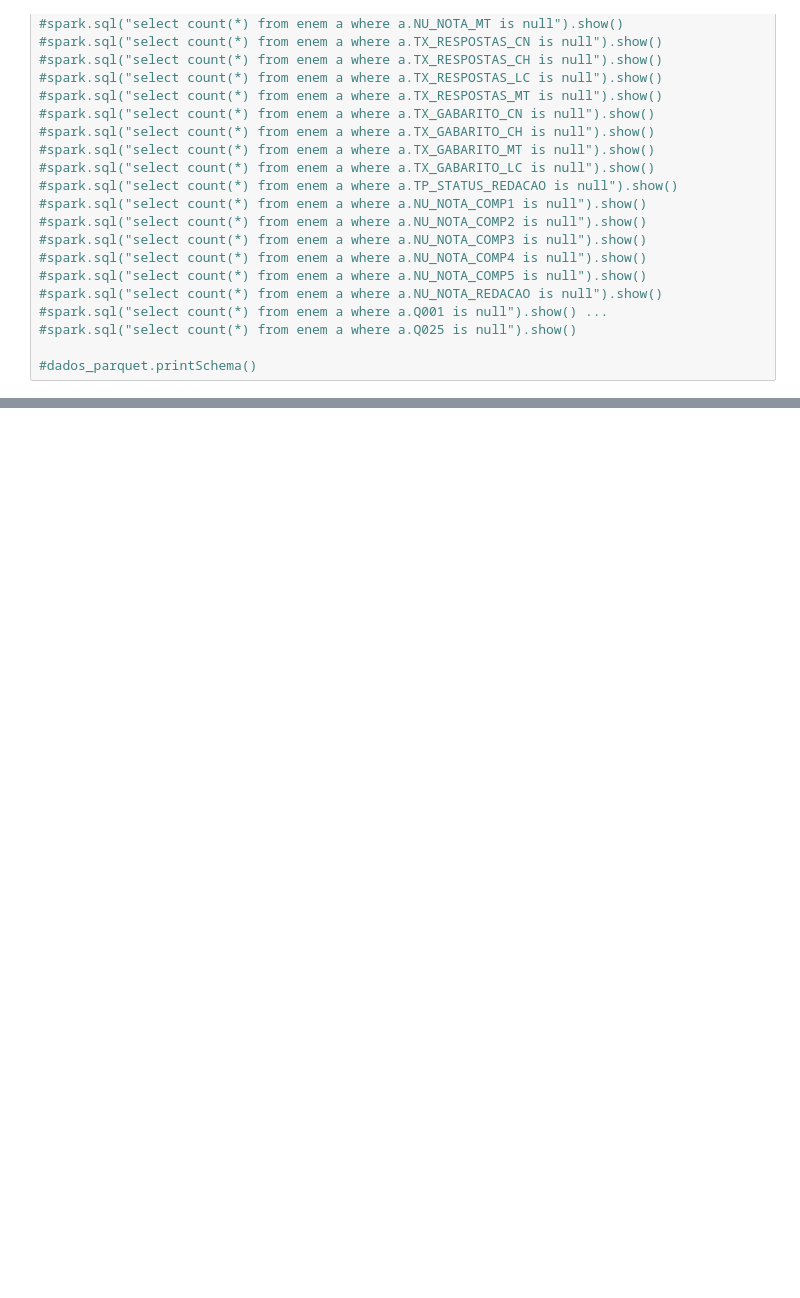
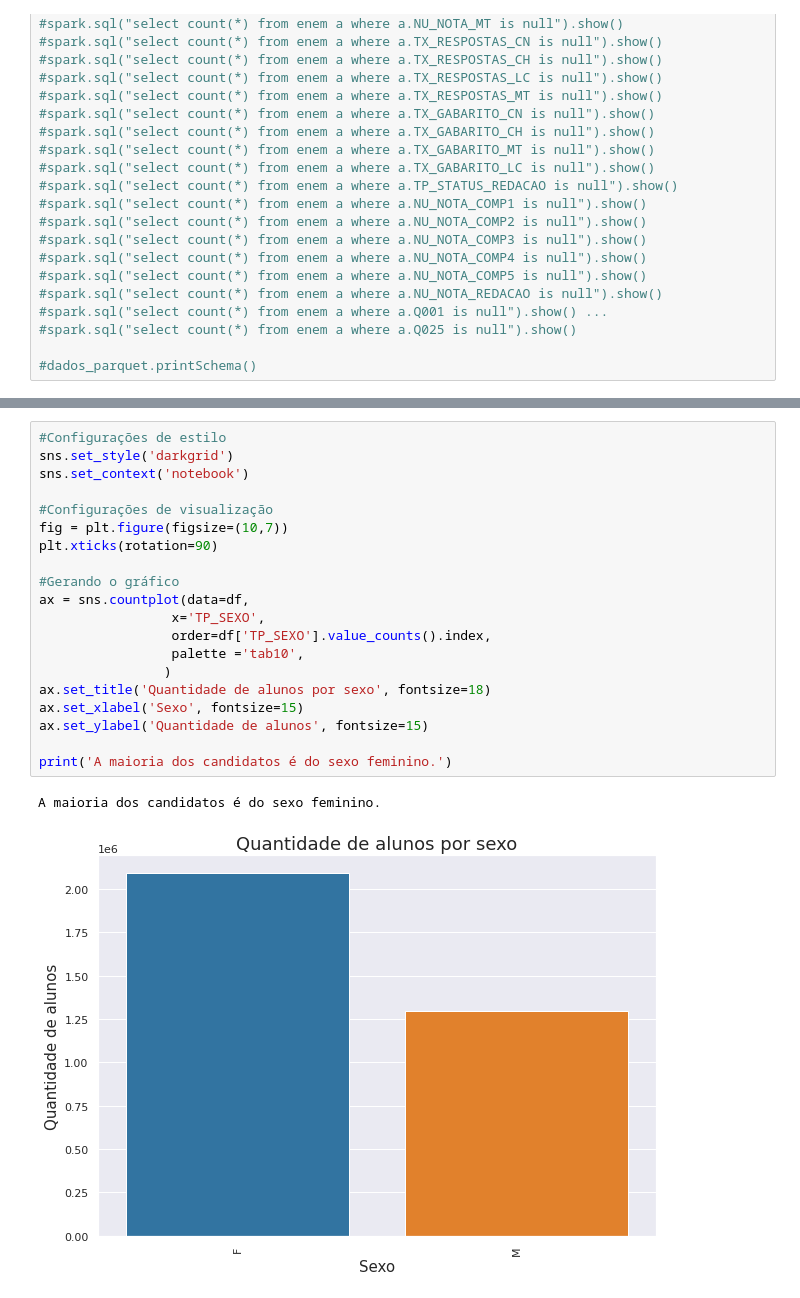
Before and after one commit to leticiaJFS/Projeto-Final-Semantix, a Jupyter notebook: Projeto_Final_Semantix.ipynb, the cells around one changed output, grey strips where cells are left out. Saved outputs shown, nothing was run; the diff lists cells and outputs as text; blank space fills up the shorter version.

```diff
--- a/Projeto_Final_Semantix.ipynb
+++ b/Projeto_Final_Semantix.ipynb
@@ -144,0 +186,23 @@ Name: TP_FAIXA_ETARIA, dtype: float64
+# %%
+#Configurações de estilo
+sns.set_style('darkgrid')
+sns.set_context('notebook')
+
+#Configurações de visualização
+fig = plt.figure(figsize=(10,7))
+plt.xticks(rotation=90)
+
+#Gerando o gráfico
+ax = sns.countplot(data=df,
+                 x='TP_SEXO',
+                 order=df['TP_SEXO'].value_counts().index,
+                 palette ='tab10',
+                )
+ax.set_title('Quantidade de alunos por sexo', fontsize=18)
+ax.set_xlabel('Sexo', fontsize=15)
+ax.set_ylabel('Quantidade de alunos', fontsize=15)
+
+print('A maioria dos candidatos é do sexo feminino.')
+# %% [output]
+A maioria dos candidatos é do sexo feminino.
+[figure, added]
```
Also changed, not shown: parts of 15 cells of this notebook.
